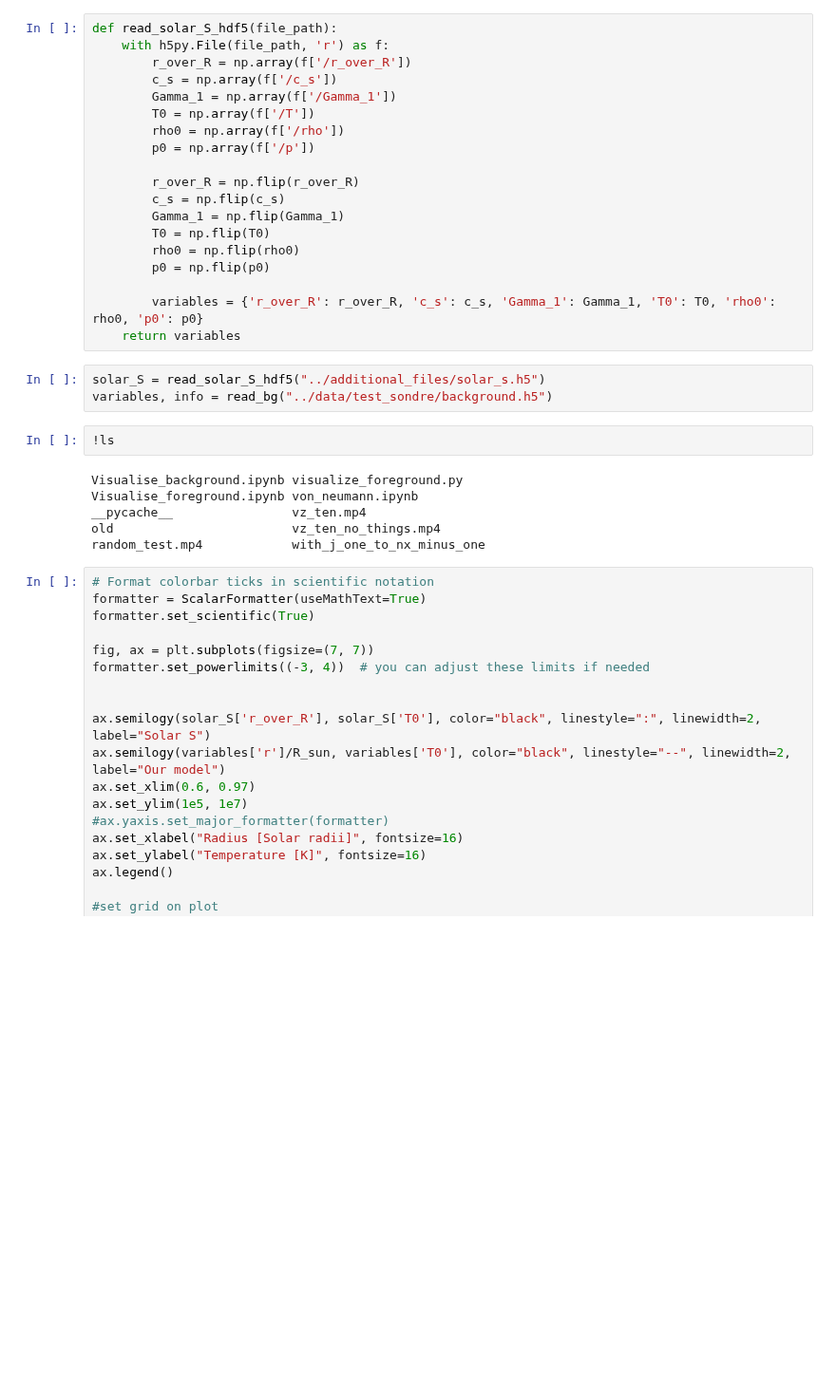
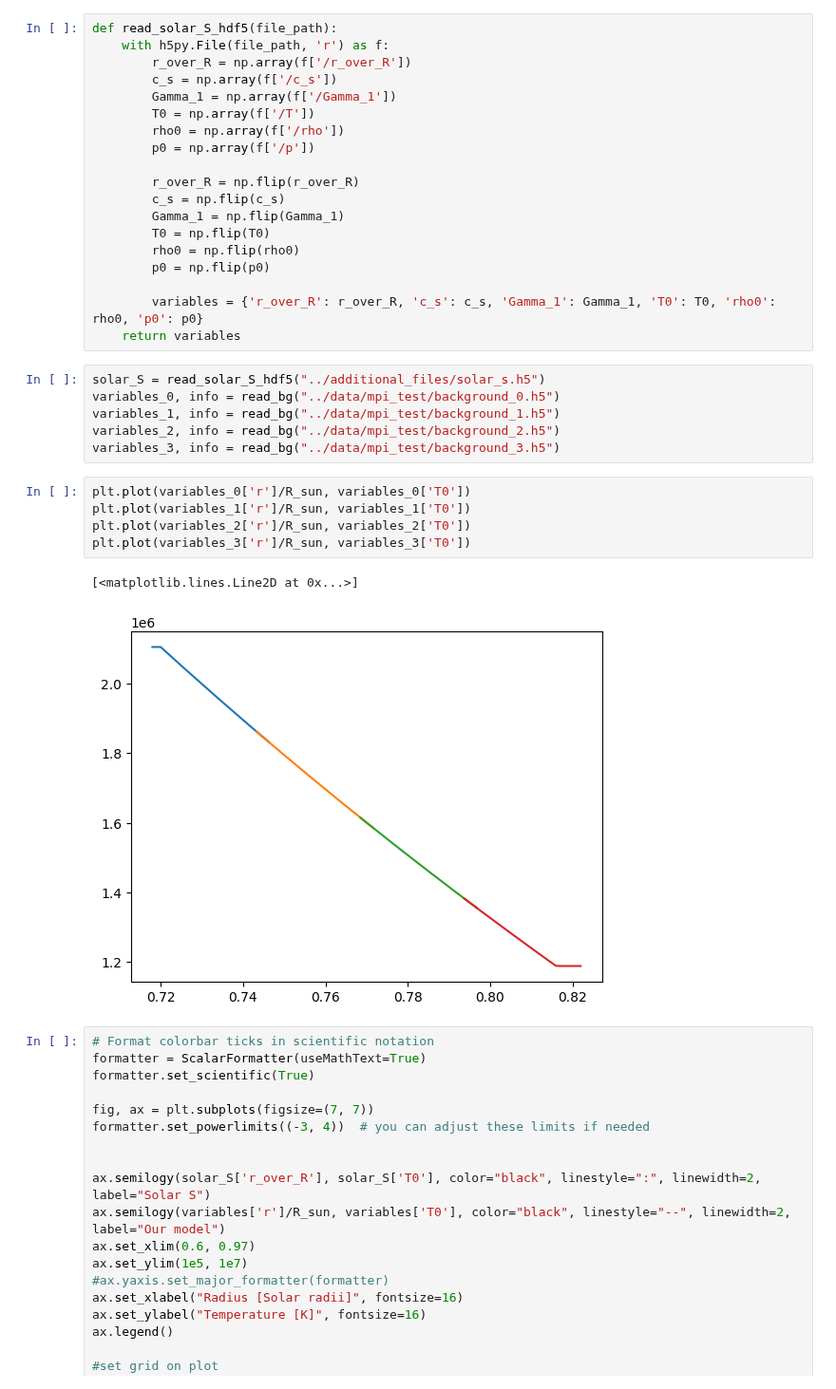
Before and after one commit to tabjone/2DHDCZ, a Jupyter notebook: visualisation/Visualise_background.ipynb, the cells around one changed output. Shown at 95% size. Cells and saved outputs as stored; diff of their text form; blank space fills up the shorter version.

Commit message:
some visualisation update

```diff
--- a/visualisation/Visualise_background.ipynb
+++ b/visualisation/Visualise_background.ipynb
@@ -32,15 +32,18 @@ def read_solar_S_hdf5(file_path):
     return variables
 # %%
 solar_S = read_solar_S_hdf5("../additional_files/solar_s.h5")
-variables, info = read_bg("../data/test_sondre/background.h5")
+variables_0, info = read_bg("../data/mpi_test/background_0.h5")
+variables_1, info = read_bg("../data/mpi_test/background_1.h5")
+variables_2, info = read_bg("../data/mpi_test/background_2.h5")
+variables_3, info = read_bg("../data/mpi_test/background_3.h5")
 # %%
-!ls
+plt.plot(variables_0['r']/R_sun, variables_0['T0'])
+plt.plot(variables_1['r']/R_sun, variables_1['T0'])
+plt.plot(variables_2['r']/R_sun, variables_2['T0'])
+plt.plot(variables_3['r']/R_sun, variables_3['T0'])
 # %% [output]
-Visualise_background.ipynb visualize_foreground.py
-Visualise_foreground.ipynb von_neumann.ipynb
-__pycache__                vz_ten.mp4
-old                        vz_ten_no_things.mp4
-random_test.mp4            with_j_one_to_nx_minus_one
+[<matplotlib.lines.Line2D at 0x...>]
+[figure, added]
 # %%
 # Format colorbar ticks in scientific notation
 formatter = ScalarFormatter(useMathText=True)
```
Also changed, not shown: parts of 9 cells of this notebook, 11 other files.
